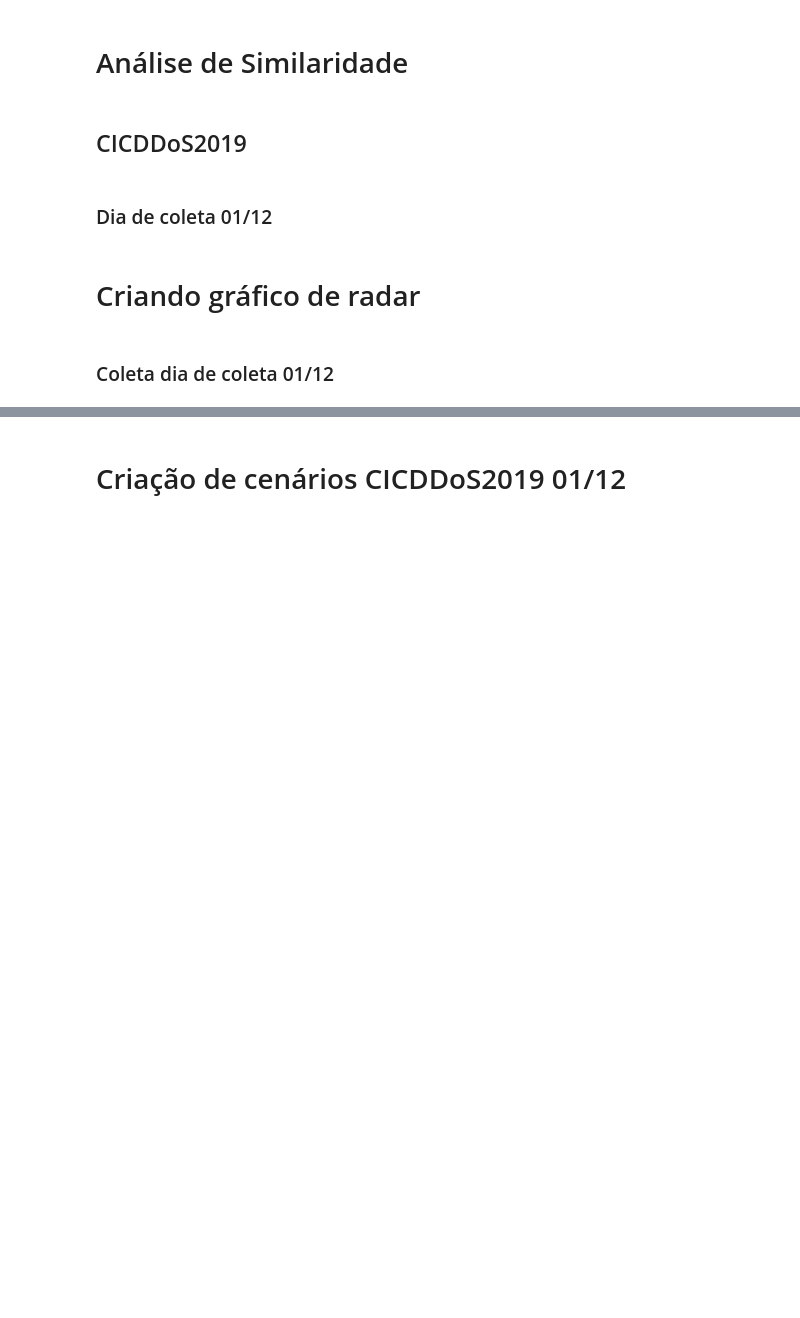
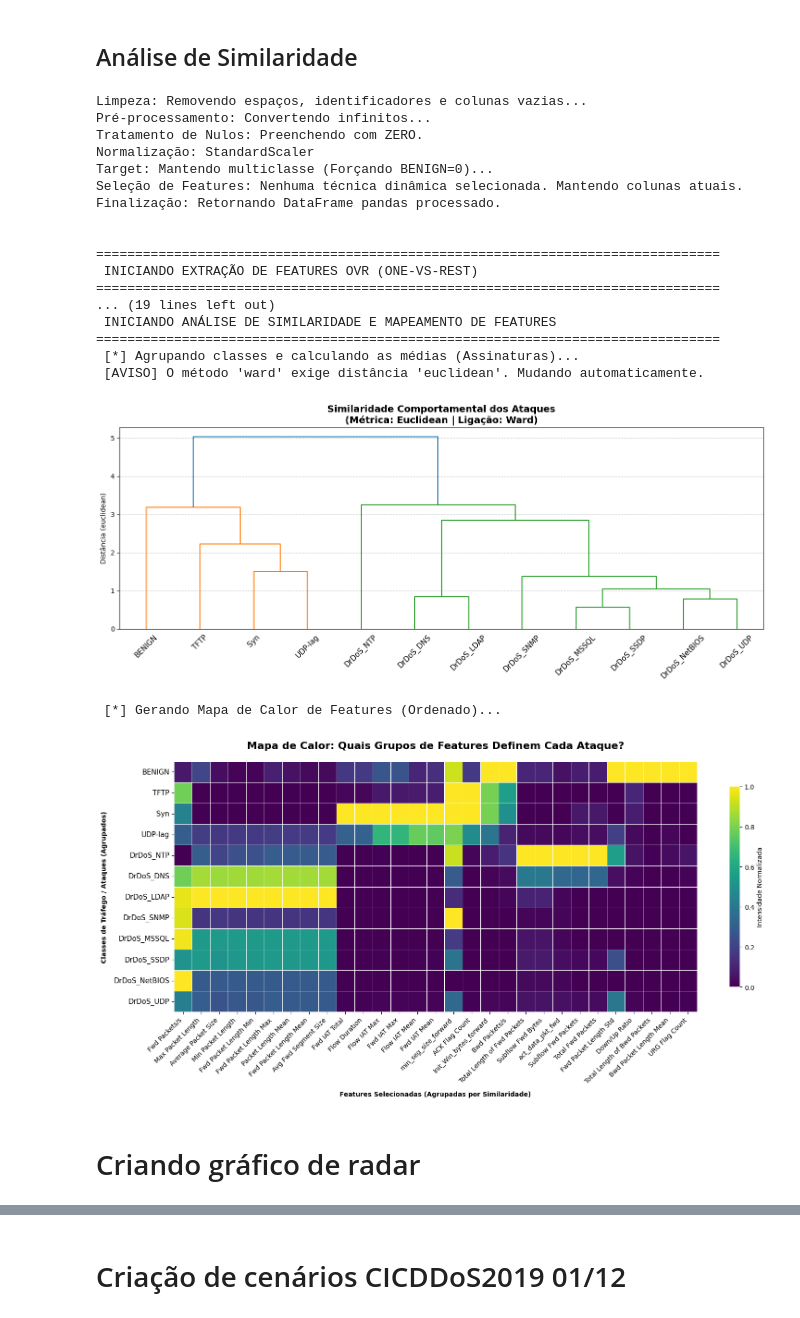
Before and after one commit to iRocktys/anomaly-and-classification-data-stream, a Jupyter notebook: Database.ipynb, the cells around one changed output, grey strips where cells are left out. Saved outputs shown, nothing was run; the diff lists cells and outputs as text; code cells hidden in the pictures; blank space fills up the shorter version.

```diff
--- a/Database.ipynb
+++ b/Database.ipynb
@@ -22,9 +38,5 @@ handler.create_balanced_dataset(
 # %% [markdown]
-# Análise de Similaridade
+## Análise de Similaridade
-# %% [markdown]
-## CICDDoS2019
-# %% [markdown]
-### Dia de coleta 01/12
 # %%
 import pandas as pd
 from src.Data.Processor import DataStreamProcessor
@@ -35,40 +47,59 @@ processor = DataStreamProcessor(logging=True)
 handler = DatasetHandler(logging=True)
 
 # Carrega o CSV
-df_bruto = pd.read_csv('datasets/CICDDoS2019/data/01-12/BALANCED.CSV')
+df_bruto = pd.read_csv('data/BALANCED.CSV')
 
 # Pré-Processamento
 X_df, y_array, target_names = processor.create_stream(
     df=df_bruto,
     target_label_col='Label',
     binary_label=False,               # Falso pois queremos ver CADA ataque separado
-    normalize_method='MinMaxScaler',  # Normaliza entre 0 e 1
+    normalize_method='StandardScaler',  # Normaliza entre 0 e 1
     imputation_method='0',            # Substitui NaNs por 0
     extra_ignore_cols=['Source IP', 'Source Port','Destination IP','Destination Port','Protocol', 'Inbound'],
     return_stream=False               # Retorna (DataFrame de Features, Array de Labels, Nomes)
 )
 
 # Executa a Seleção OvR (One-vs-Rest)
 dict_features, vetor_features_finais = handler.extract_ovr_feature_importance(
     X=X_df,
     y=y_array,
     target_names=target_names,
     top_per_class=7
 )
 
 # Plota os Dendrogramas e Mapas de Calor
 handler.plot_similarity_and_feature_groups(
     X=X_df,
     y=y_array,
     target_names=target_names,
     selected_features=vetor_features_finais,
     metric='euclidian',   # cosine / euclidian
     linkage_method='ward' # average / ward
 )
+# %% [output]
+Limpeza: Removendo espaços, identificadores e colunas vazias...
+Pré-processamento: Convertendo infinitos...
+Tratamento de Nulos: Preenchendo com ZERO.
+Normalização: StandardScaler
+Target: Mantendo multiclasse (Forçando BENIGN=0)...
+Seleção de Features: Nenhuma técnica dinâmica selecionada. Mantendo colunas atuais.
+Finalização: Retornando DataFrame pandas processado.
+
+
+================================================================================
+ INICIANDO EXTRAÇÃO DE FEATURES OVR (ONE-VS-REST)
+================================================================================
+... (19 lines left out)
+ INICIANDO ANÁLISE DE SIMILARIDADE E MAPEAMENTO DE FEATURES
+================================================================================
+ [*] Agrupando classes e calculando as médias (Assinaturas)...
+ [AVISO] O método 'ward' exige distância 'euclidean'. Mudando automaticamente.
+[figure, added]
+ [*] Gerando Mapa de Calor de Features (Ordenado)...
+[figure, added]
 # %% [markdown]
 # Criando gráfico de radar
-# %% [markdown]
-### Coleta dia de coleta 01/12
 # %%
 from src.Data.Processor import DataStreamProcessor
 from src.Data.Handler import DatasetHandler
```
Also changed, not shown: parts of 6 cells of this notebook, 9 other files.
